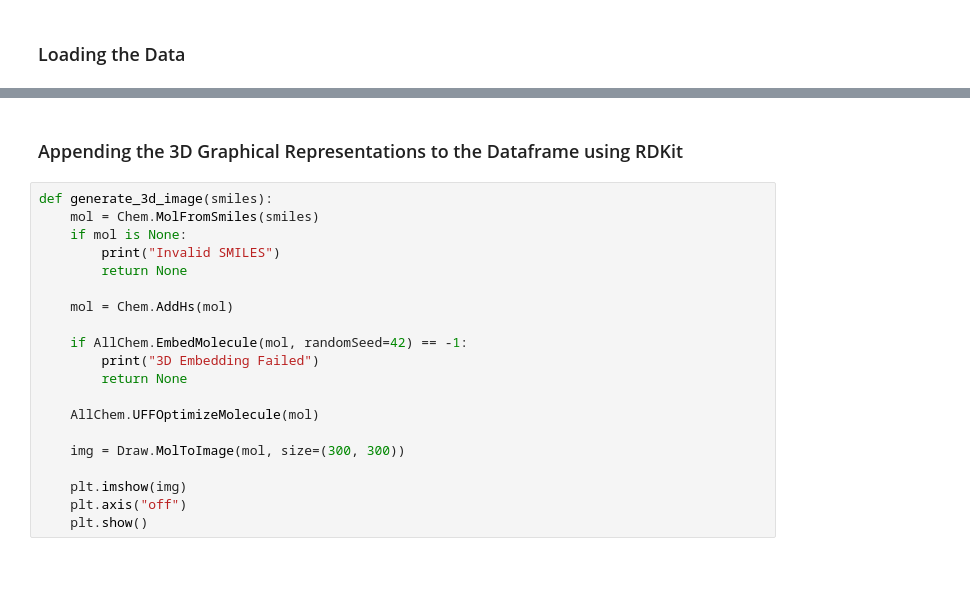
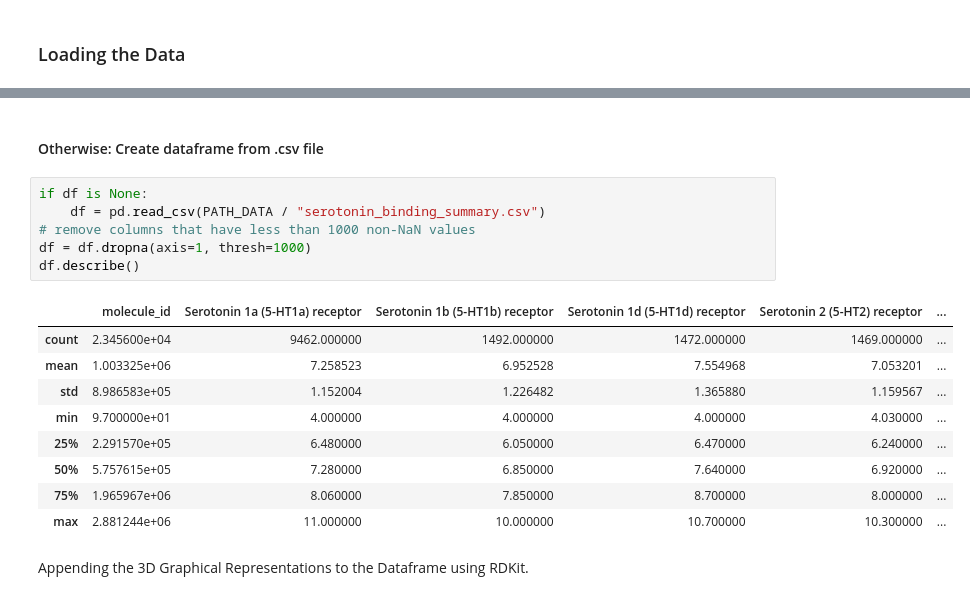
Before and after one commit to paulutsch/serotonin-3d-gnn, a Jupyter notebook: serotonin-3d-gnn.ipynb, the cells around one changed output, grey strips where cells are left out. Cells and saved outputs as stored; diff of their text form; blank space fills up the shorter version.

```diff
--- a/serotonin-3d-gnn.ipynb
+++ b/serotonin-3d-gnn.ipynb
@@ -114,22 +107,20 @@ We can see that the data is relatively sparse: many binding affinity values are
+# %% [markdown]
+#### Otherwise: Create dataframe from .csv file
+# %%
+if df is None:
+    df = pd.read_csv(PATH_DATA / "serotonin_binding_summary.csv")
+# remove columns that have less than 1000 non-NaN values
+df = df.dropna(axis=1, thresh=1000)
+df.describe()
+# %% [output]
+|  | molecule_id | Serotonin 1a (5-HT1a) receptor | Serotonin 1b (5-HT1b) receptor | Serotonin 1d (5-HT1d) receptor | Serotonin 2 (5-HT2) receptor | ... |
+| count | 2.345600e+04 | 9462.000000 | 1492.000000 | 1472.000000 | 1469.000000 | ... |
+| mean | 1.003325e+06 | 7.258523 | 6.952528 | 7.554968 | 7.053201 | ... |
+| std | 8.986583e+05 | 1.152004 | 1.226482 | 1.365880 | 1.159567 | ... |
+| min | 9.700000e+01 | 4.000000 | 4.000000 | 4.000000 | 4.030000 | ... |
+| 25% | 2.291570e+05 | 6.480000 | 6.050000 | 6.470000 | 6.240000 | ... |
+| 50% | 5.757615e+05 | 7.280000 | 6.850000 | 7.640000 | 6.920000 | ... |
+| 75% | 1.965967e+06 | 8.060000 | 7.850000 | 8.700000 | 8.000000 | ... |
+| max | 2.881244e+06 | 11.000000 | 10.000000 | 10.700000 | 10.300000 | ... |
 # %% [markdown]
-### Appending the 3D Graphical Representations to the Dataframe using RDKit
+Appending the 3D Graphical Representations to the Dataframe using RDKit.
-# %%
-def generate_3d_image(smiles):
-    mol = Chem.MolFromSmiles(smiles)
-    if mol is None:
-        print("Invalid SMILES")
-        return None
-
-    mol = Chem.AddHs(mol)
-
-    if AllChem.EmbedMolecule(mol, randomSeed=42) == -1:
-        print("3D Embedding Failed")
-        return None
-
-    AllChem.UFFOptimizeMolecule(mol)
-
-    img = Draw.MolToImage(mol, size=(300, 300))
-
-    plt.imshow(img)
-    plt.axis("off")
-    plt.show()
```
Also changed, not shown: parts of 30 cells of this notebook.
